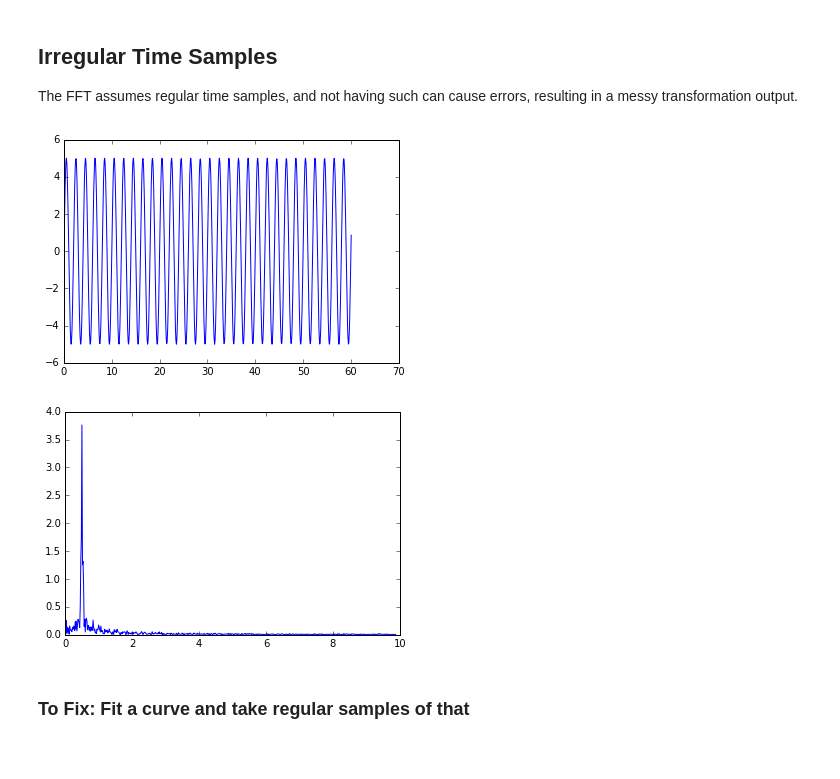
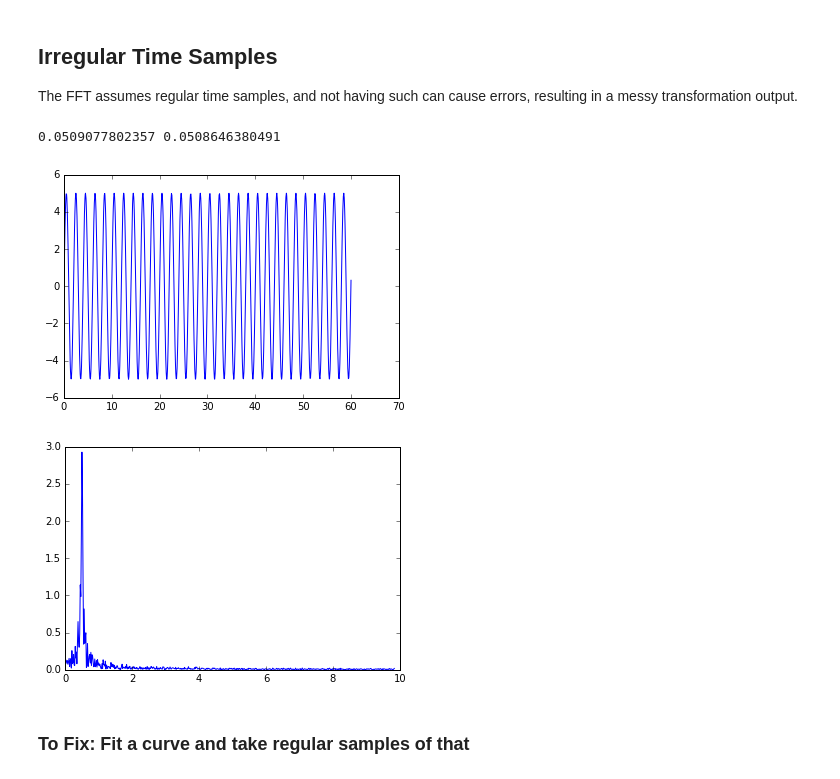
Before and after one commit to AlexanderKnight/FourierSignalAnalysisCode, a Jupyter notebook: Code/FFT Demonstration.ipynb, the cells around one changed output. Cells and saved outputs as stored; diff of their text form; code cells hidden in the pictures.

```diff
--- a/Code/FFT Demonstration.ipynb
+++ b/Code/FFT Demonstration.ipynb
@@ -111,24 +111,30 @@ The FFT assumes regular time samples, and not having such can cause errors, resu
 # %%
 diffT = [0.0]
 while max(diffT)<60.0:
     diffT.append(max(diffT)+np.random.random()*0.1)
 diffT = np.array(diffT)
 
+deltaT = max(diffT)/len(diffT)
+DeltaT = []
+for i in range(len(diffT)-1):
+    DeltaT.append(diffT[i+1] - diffT[i])
+print(np.mean(DeltaT), deltaT)
 
 b = 5.0 * np.sin(0.5*2.0*np.pi*diffT)
 
 B = np.fft.rfft(b)
 B = 2.0/len(b) * np.abs(B)
 freq = np.fft.rfftfreq(diffT.shape[-1], d=max(diffT)/len(diffT))
 
 plt.plot(diffT, b)
 plt.show()
 
 plt.plot(freq, B)
 plt.show()
 # %% [output]
+0.0509077802357 0.0508646380491
 [figure]
-[figure, old version]
+[figure, new version]
 # %% [markdown]
 ### To Fix: Fit a curve and take regular samples of that
 # %%
```
